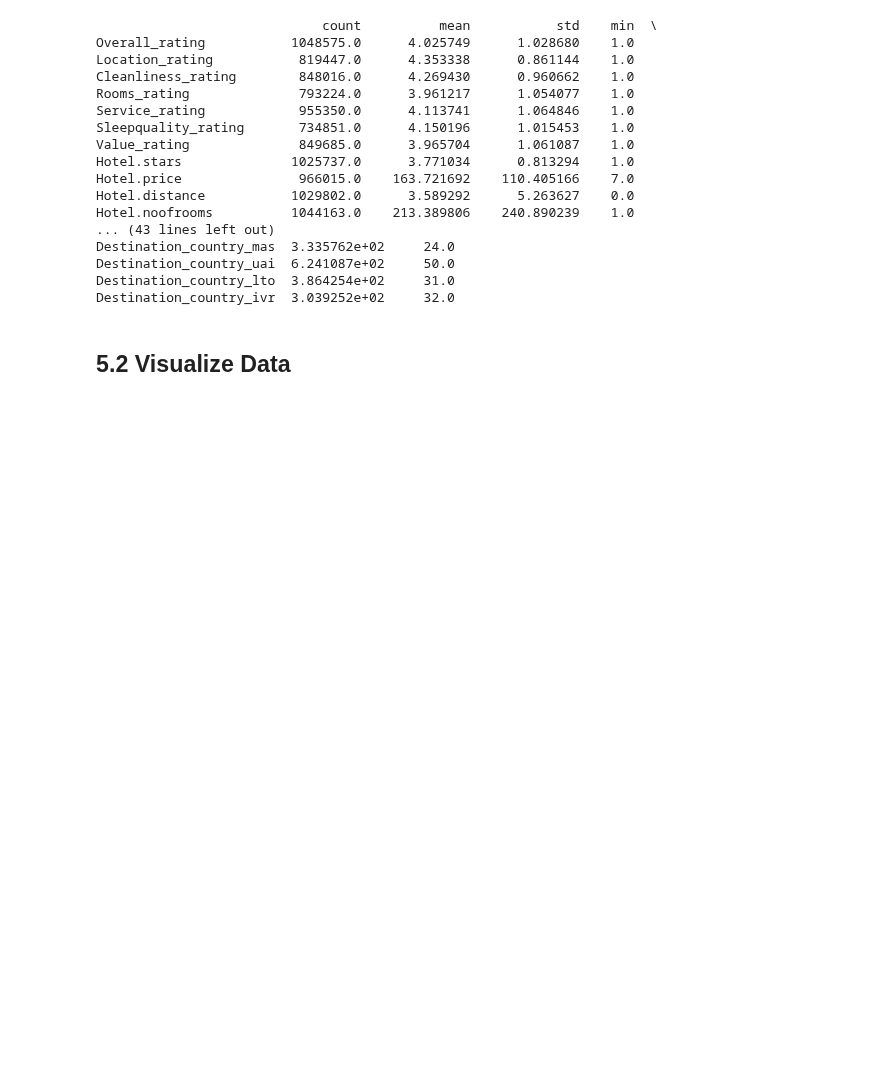
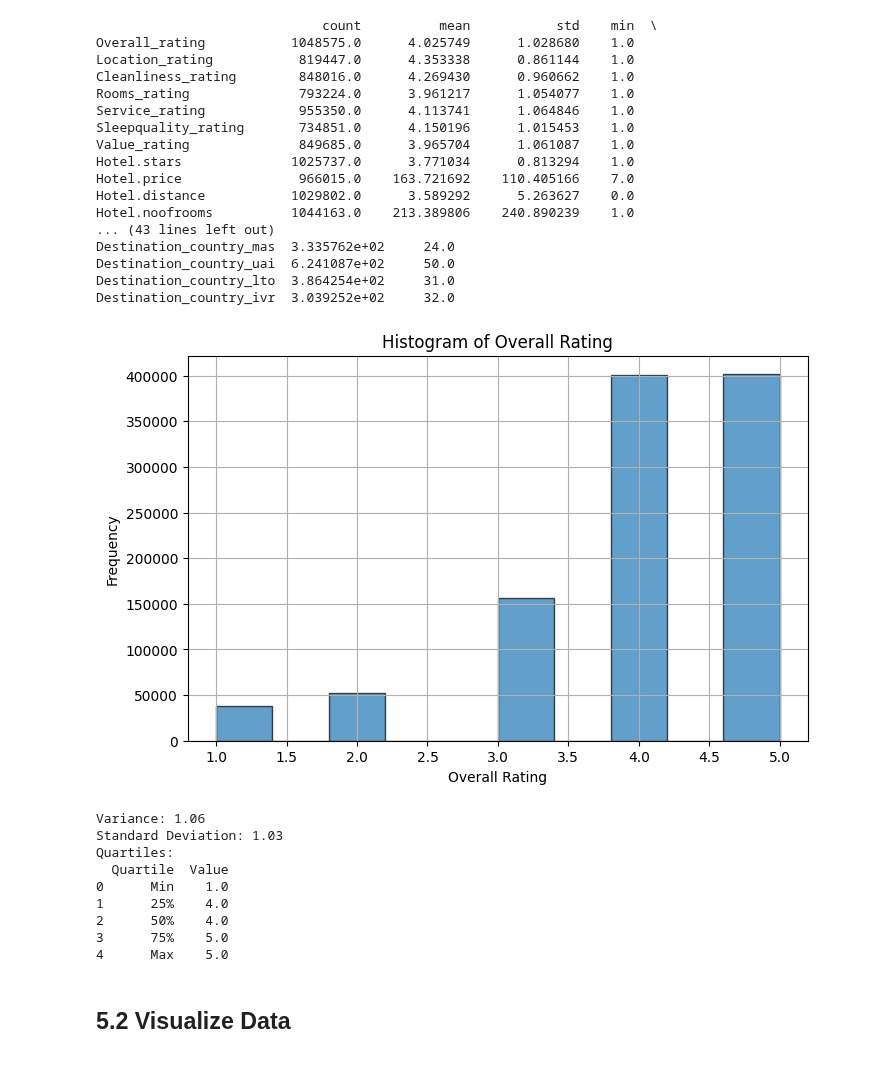
Before and after one commit to yceugene/DA_Proj_G7, a Jupyter notebook: src/main.ipynb, the cells around one changed output. Saved outputs shown, nothing was run; the diff lists cells and outputs as text; code cells hidden in the pictures; blank space fills up the shorter version.

Commit message:
Add a histogram under the Box-Whisker Plot.

```diff
--- a/src/main.ipynb
+++ b/src/main.ipynb
@@ -220,6 +229,33 @@ Destination_country_mas  3.335762e+02     24.0
 Destination_country_uai  6.241087e+02     50.0
 Destination_country_lto  3.864254e+02     31.0
 Destination_country_ivr  3.039252e+02     32.0
+# %%
+# TEST hISTOGRAM
+plt.figure(figsize=(8, 5))
+overall_rating.hist(bins=10, edgecolor='black', alpha=0.7)
+plt.title('Histogram of Overall Rating')
+plt.xlabel('Overall Rating')
+plt.ylabel('Frequency')
+plt.show()
+
+# Print the results
+# print(f"Deviations: {round(deviations,2)}")
+# print()
+print(f"Variance: {round(variance,2)}")
+print(f"Standard Deviation: {round(std_dev,2)}")
+print("Quartiles:")
+print(df_quartiles)
+# %% [output]
+[figure, added]
+Variance: 1.06
+Standard Deviation: 1.03
+Quartiles:
+  Quartile  Value
+0      Min    1.0
+1      25%    4.0
+2      50%    4.0
+3      75%    5.0
+4      Max    5.0
 # %% [markdown]
 ## 5.2 Visualize Data
 <a class='anchor' id='52-visualize-data'></a>
```
Also changed, not shown: parts of 3 cells of this notebook.
